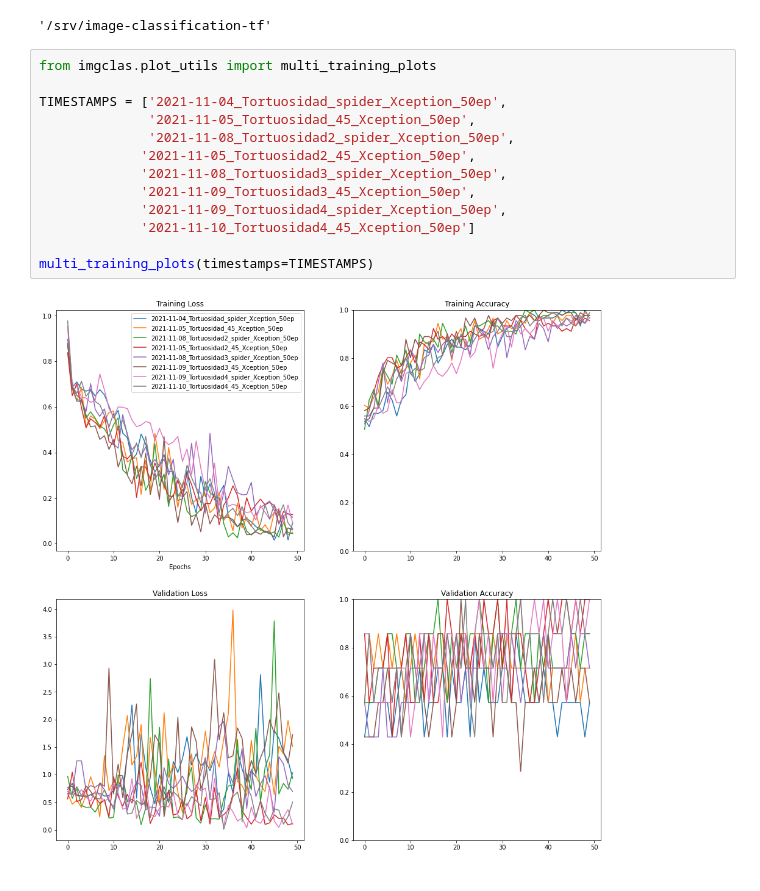
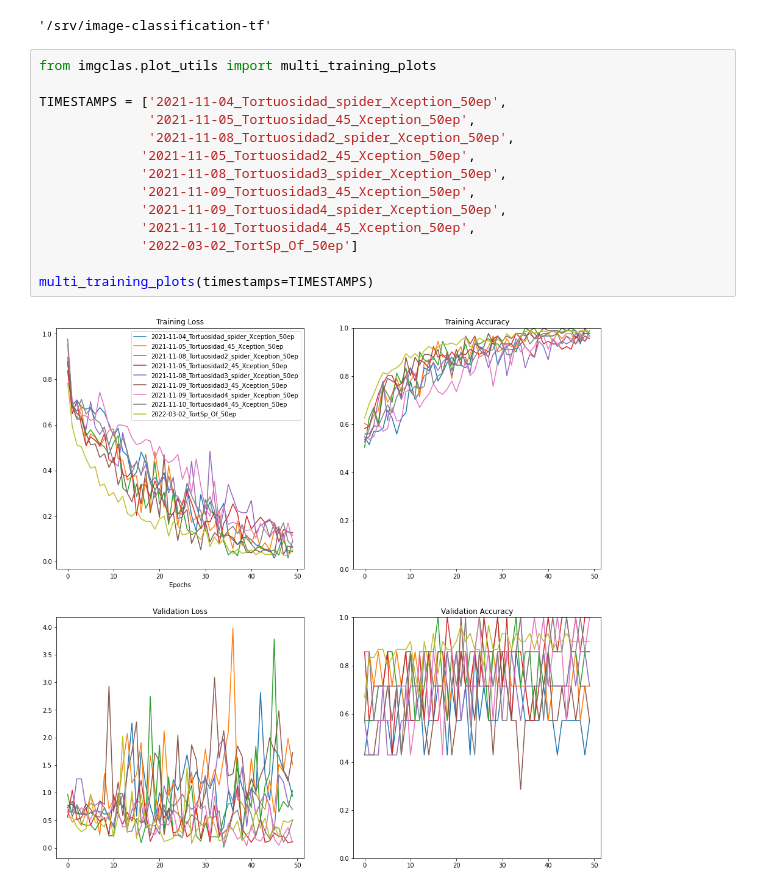
Before and after one commit to MiriamCobo/CoronaryArteries, a Jupyter notebook: notebooks/2.0-Model_training.ipynb, the cells around one changed output. Drawn from its saved outputs; the diff is of its cells as text.

```diff
--- a/notebooks/2.0-Model_training.ipynb
+++ b/notebooks/2.0-Model_training.ipynb
@@ -98,15 +98,16 @@ pwd
 # %%
 from imgclas.plot_utils import multi_training_plots
 
 TIMESTAMPS = ['2021-11-04_Tortuosidad_spider_Xception_50ep',
               '2021-11-05_Tortuosidad_45_Xception_50ep',
               '2021-11-08_Tortuosidad2_spider_Xception_50ep',
              '2021-11-05_Tortuosidad2_45_Xception_50ep',
              '2021-11-08_Tortuosidad3_spider_Xception_50ep',
              '2021-11-09_Tortuosidad3_45_Xception_50ep',
              '2021-11-09_Tortuosidad4_spider_Xception_50ep',
-             '2021-11-10_Tortuosidad4_45_Xception_50ep']
+             '2021-11-10_Tortuosidad4_45_Xception_50ep',
+             '2022-03-02_TortSp_Of_50ep']
 
 multi_training_plots(timestamps=TIMESTAMPS)
 # %% [output]
-[figure, old version]
+[figure, new version]
```
Also changed, not shown: parts of 3 cells of this notebook, 6 other files.
